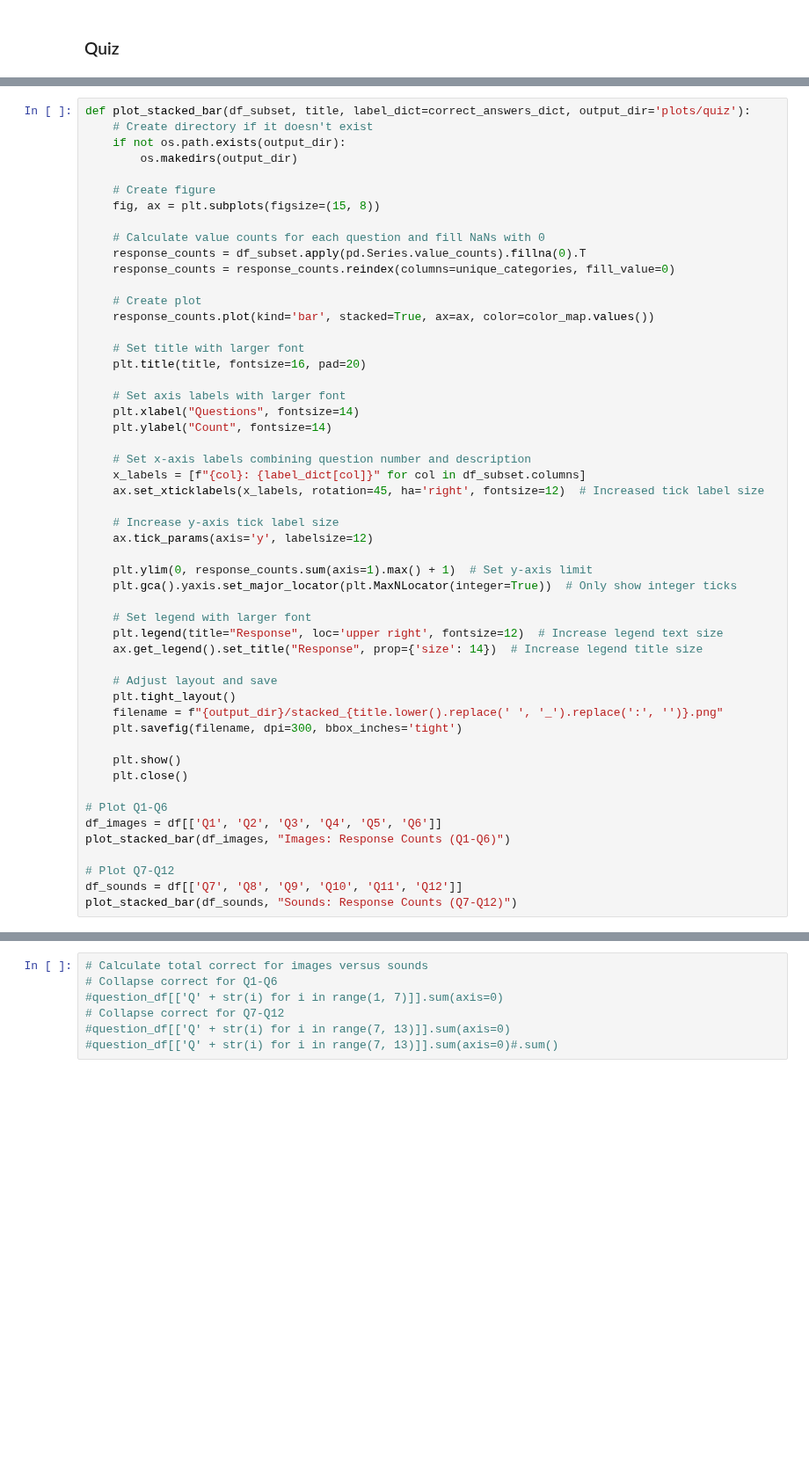
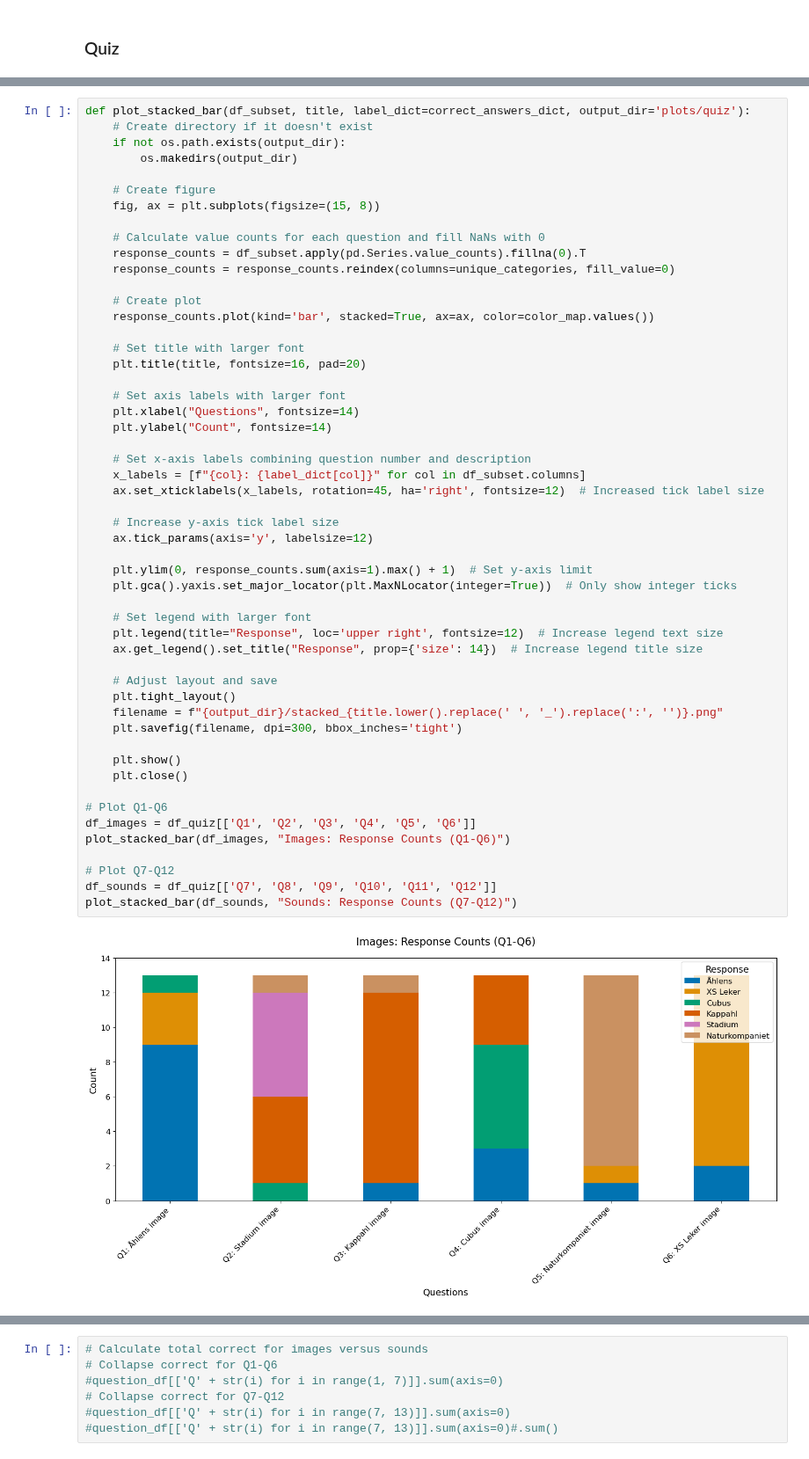
Before and after one commit to emmenru/Music-AI-workshop, a Jupyter notebook: AI-music-workshop.ipynb, the cells around one changed output, grey strips where cells are left out. Shown at 88% size. Cells and saved outputs as stored; diff of their text form; blank space fills up the shorter version.

```diff
--- a/AI-music-workshop.ipynb
+++ b/AI-music-workshop.ipynb
@@ -572,32 +597,34 @@ def plot_stacked_bar(df_subset, title, label_dict=correct_answers_dict, output_d
     plt.xlabel("Questions", fontsize=14)
     plt.ylabel("Count", fontsize=14)
 
     # Set x-axis labels combining question number and description
     x_labels = [f"{col}: {label_dict[col]}" for col in df_subset.columns]
     ax.set_xticklabels(x_labels, rotation=45, ha='right', fontsize=12)  # Increased tick label size
 
     # Increase y-axis tick label size
     ax.tick_params(axis='y', labelsize=12)
 
     plt.ylim(0, response_counts.sum(axis=1).max() + 1)  # Set y-axis limit
     plt.gca().yaxis.set_major_locator(plt.MaxNLocator(integer=True))  # Only show integer ticks
 
     # Set legend with larger font
     plt.legend(title="Response", loc='upper right', fontsize=12)  # Increase legend text size
     ax.get_legend().set_title("Response", prop={'size': 14})  # Increase legend title size
 
     # Adjust layout and save
     plt.tight_layout()
     filename = f"{output_dir}/stacked_{title.lower().replace(' ', '_').replace(':', '')}.png"
     plt.savefig(filename, dpi=300, bbox_inches='tight')
 
     plt.show()
     plt.close()
 
 # Plot Q1-Q6
-df_images = df[['Q1', 'Q2', 'Q3', 'Q4', 'Q5', 'Q6']]
+df_images = df_quiz[['Q1', 'Q2', 'Q3', 'Q4', 'Q5', 'Q6']]
 plot_stacked_bar(df_images, "Images: Response Counts (Q1-Q6)")
 
 # Plot Q7-Q12
-df_sounds = df[['Q7', 'Q8', 'Q9', 'Q10', 'Q11', 'Q12']]
+df_sounds = df_quiz[['Q7', 'Q8', 'Q9', 'Q10', 'Q11', 'Q12']]
 plot_stacked_bar(df_sounds, "Sounds: Response Counts (Q7-Q12)")
+# %% [output]
+[figure, added]
```
Also changed, not shown: parts of 25 cells of this notebook, 17 other files.
